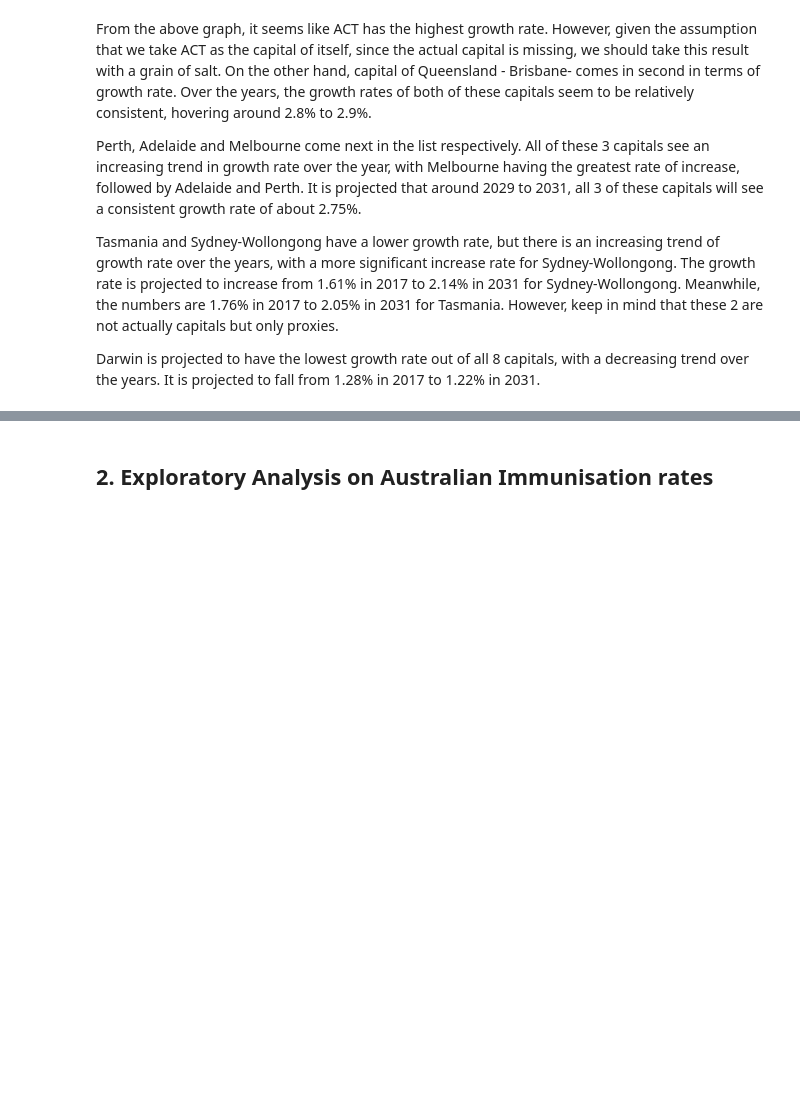
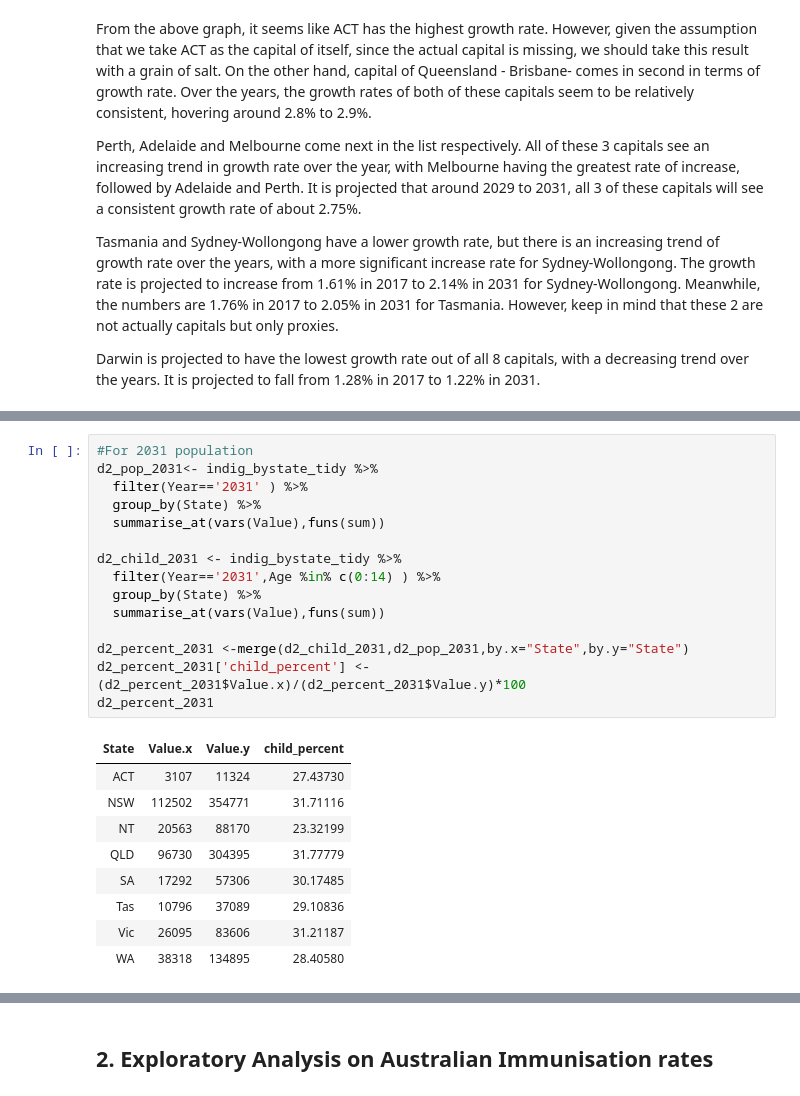
Before and after one commit to DanielTranDS/Aus-Immunisation-EDA-DataWrangling, a Jupyter notebook: Aus_EDA_Wrangling.ipynb, the cells around one changed output, grey strips where cells are left out. Drawn from its saved outputs; the diff is of its cells as text; blank space fills up the shorter version.

```diff
--- a/Aus_EDA_Wrangling.ipynb
+++ b/Aus_EDA_Wrangling.ipynb
@@ -313,0 +376,25 @@ Darwin is projected to have the lowest growth rate out of all 8 capitals, with a
+# %%
+#For 2031 population
+d2_pop_2031<- indig_bystate_tidy %>%
+  filter(Year=='2031' ) %>%
+  group_by(State) %>%
+  summarise_at(vars(Value),funs(sum))
+
+d2_child_2031 <- indig_bystate_tidy %>%
+  filter(Year=='2031',Age %in% c(0:14) ) %>%
+  group_by(State) %>%
+  summarise_at(vars(Value),funs(sum))
+
+d2_percent_2031 <-merge(d2_child_2031,d2_pop_2031,by.x="State",by.y="State")
+d2_percent_2031['child_percent'] <-(d2_percent_2031$Value.x)/(d2_percent_2031$Value.y)*100
+d2_percent_2031
+# %% [output]
+| State | Value.x | Value.y | child_percent |
+| ACT | 3107 | 11324 | 27.43730 |
+| NSW | 112502 | 354771 | 31.71116 |
+| NT | 20563 | 88170 | 23.32199 |
+| QLD | 96730 | 304395 | 31.77779 |
+| SA | 17292 | 57306 | 30.17485 |
+| Tas | 10796 | 37089 | 29.10836 |
+| Vic | 26095 | 83606 | 31.21187 |
+| WA | 38318 | 134895 | 28.40580 |
```
Also changed, not shown: parts of 18 cells of this notebook.
